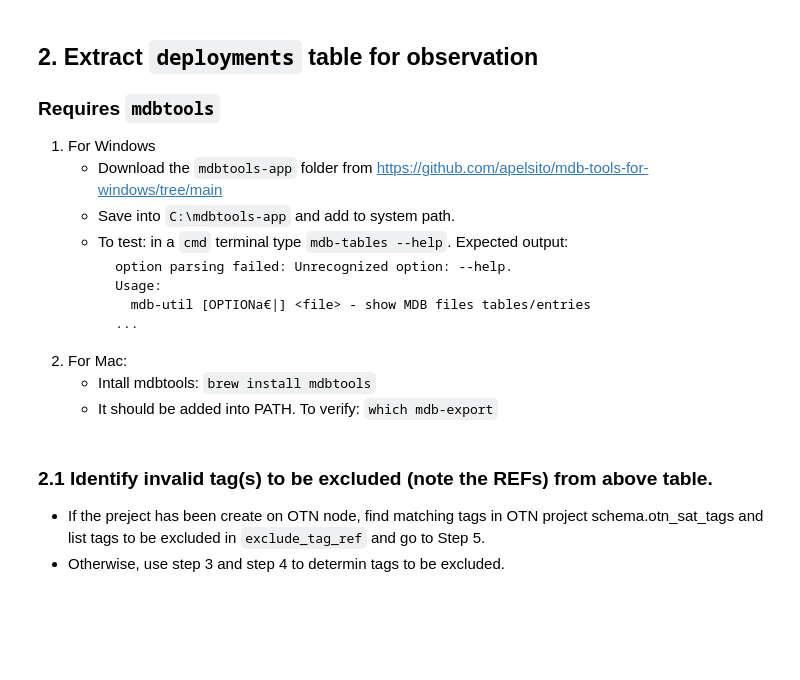
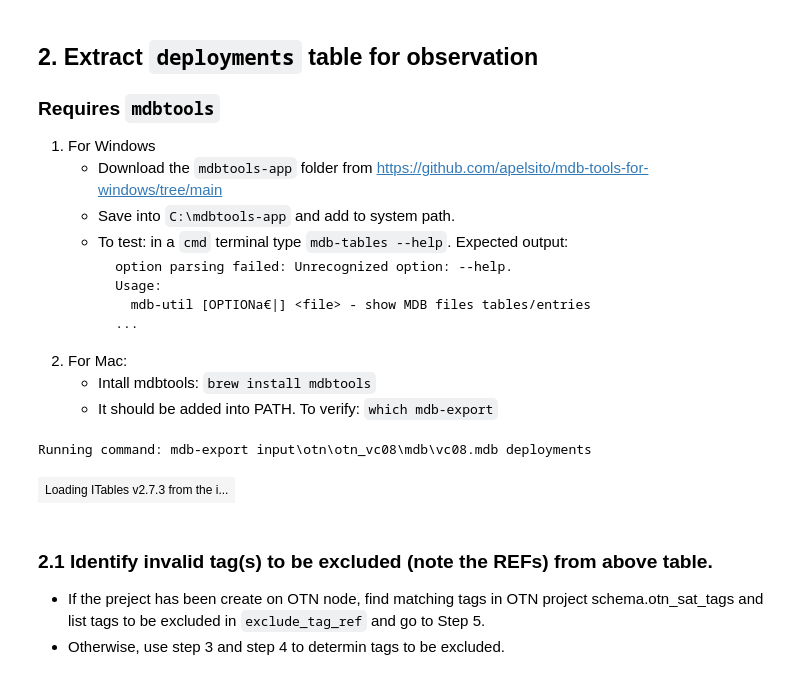
Before and after one commit to ocean-tracking-network/rt-sat-to-obis, a Jupyter notebook: ArgosQC_SMRU_Project.ipynb, the cells around one changed output. Cells and saved outputs as stored; diff of their text form; code cells hidden in the pictures; blank space fills up the shorter version.

```diff
--- a/ArgosQC_SMRU_Project.ipynb
+++ b/ArgosQC_SMRU_Project.ipynb
@@ -23,5 +24,5 @@
 # %%
-from py_nrt import argos_smru_project_config as aspc
+from py_nrt import argos_smru_project as asp
 import socket
 if socket.gethostname() == 'jphub.oceantrack.org':
     # Specific settings for JPhub
@@ -32,8 +33,8 @@ else:
     # Must specify for your local environment
     notebook_base_url = 'http://localhost:8888/tree'
     # Excutable for mdb tables tool. Set to empty string for Windows
-    mdb_tables_path = ''
-    r_executable = ''
+    mdb_tables_path = 'C:/Users/hpz2/mdbtools-app'
+    r_executable = 'C:/PROGRA~1/R/R-45~1.2/bin/x64/Rscript'
 
 if not r_executable:
     raise Exception(f'Please specify r_executable path')
@@ -42,13 +43,13 @@ if not notebook_base_url:
 
 qc_input_path = r'input'
 qc_output_path = r'qc'
-argosqc_r_sript = 'r_nrt/run_ArgosQC_smru_qc.R'
+argosqc_r_script = 'r_nrt/run_ArgosQC_smru_qc.R'
 
 exclude_tag_ref = []
 
 # (Optional) Set to True to see API payload and response.
 verbose=False
-program_dropdown = aspc.show_program_dropdown()
-upload_mode_radio = aspc.show_data_upload_mode_radio()
-cid_textbox = aspc.show_cid_textbox()
-collectioncode_textbox = aspc.show_collectioncode_textbox()
+program_dropdown = asp.show_program_dropdown()
+upload_mode_radio = asp.show_data_upload_mode_radio()
+cid_textbox = asp.show_cid_textbox()
+collectioncode_textbox = asp.show_collectioncode_textbox()
@@ -55,6 +67,6 @@ collectioncode_textbox = aspc.show_collectioncode_textbox()
 # %% [markdown]
 ## 1. Get `cid`.mdb file from SMRU portal or local upload
 # %%
-program, upload_mode, cid, collectioncode = aspc.get_user_input(
+program, upload_mode, cid, collectioncode = asp.get_user_input(
     {'program': program_dropdown, 'upload_mode': upload_mode_radio, 'cid': cid_textbox, 'collectioncode': collectioncode_textbox})
-smru_user_text, smru_password_text = aspc.show_smru_login_or_local_mdb(qc_input_path, program, upload_mode, cid, collectioncode, notebook_base_url)
+smru_user_text, smru_password_text = asp.show_smru_login_or_local_mdb(qc_input_path, program, upload_mode, cid, collectioncode, notebook_base_url)
@@ -77,9 +92,12 @@ smru_user_text, smru_password_text = aspc.show_smru_login_or_local_mdb(qc_input_
     - It should be added into PATH. To verify: `which mdb-export`
 # %%
 if smru_user_text and smru_password_text:
-    aspc.smru_get_mdb(program, cid, smru_user_text.value, smru_password_text.value, qc_input_path, collectioncode, 120, True)
+    asp.smru_get_mdb(program, cid, smru_user_text.value, smru_password_text.value, qc_input_path, collectioncode, 120, True)
 # Extract deployments table from <cid>.mdb file.
-cid_mdb, deployment_df = aspc.extract_deployments(program, cid, qc_input_path, verbose=verbose)
+cid_mdb, deployment_df = asp.extract_deployments(program, cid, qc_input_path, verbose=verbose)
+# %% [output]
+Running command: mdb-export input\otn\otn_vc08\mdb\vc08.mdb deployments
+| Loading ITables v2.7.3 from the i... |
 # %% [markdown]
 ### 2.1 Identify invalid tag(s) to be excluded (note the REFs) from above table.
 - If the preject has been create on OTN node, find matching tags in OTN project schema.otn_sat_tags and list tags to be excluded in `exclude_tag_ref` and go to Step 5.
```
Also changed, not shown: parts of 11 cells of this notebook, 1 other file.
